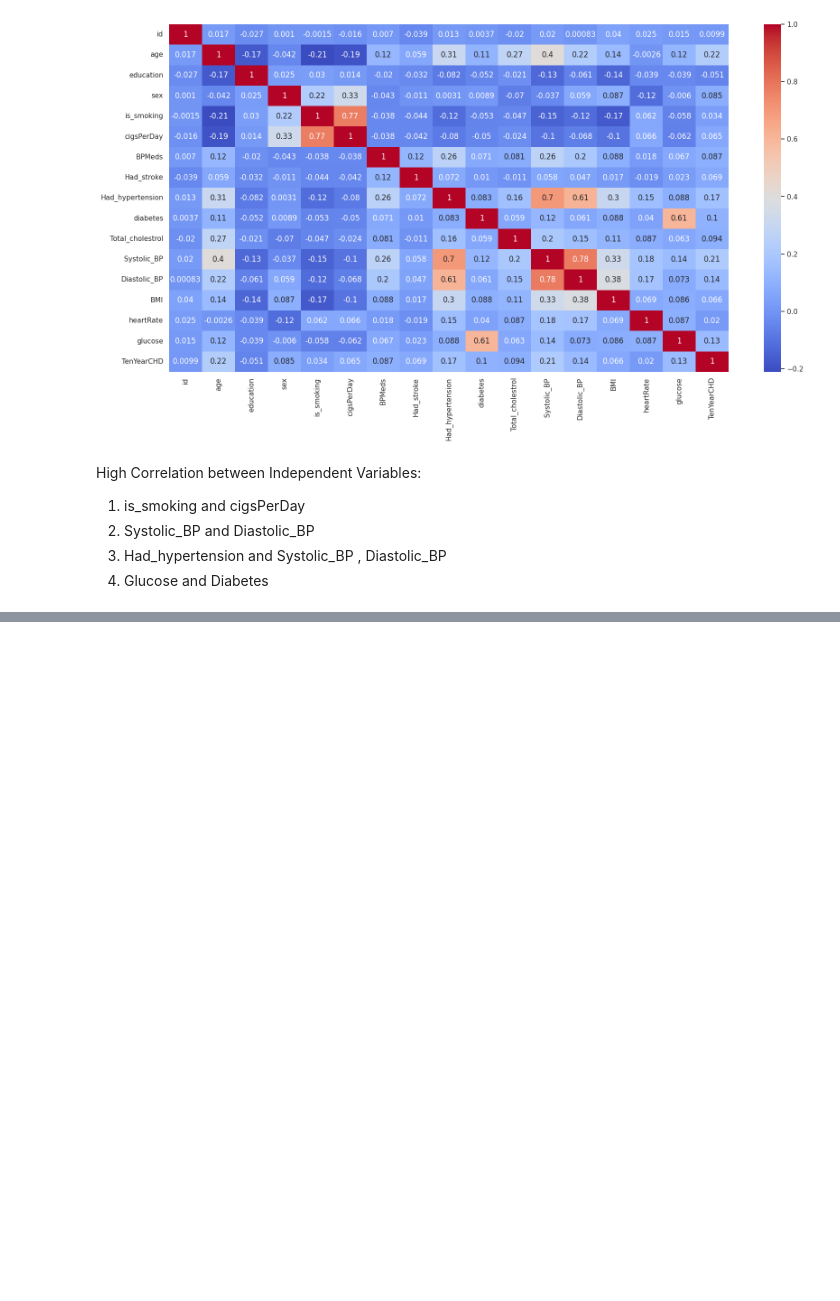
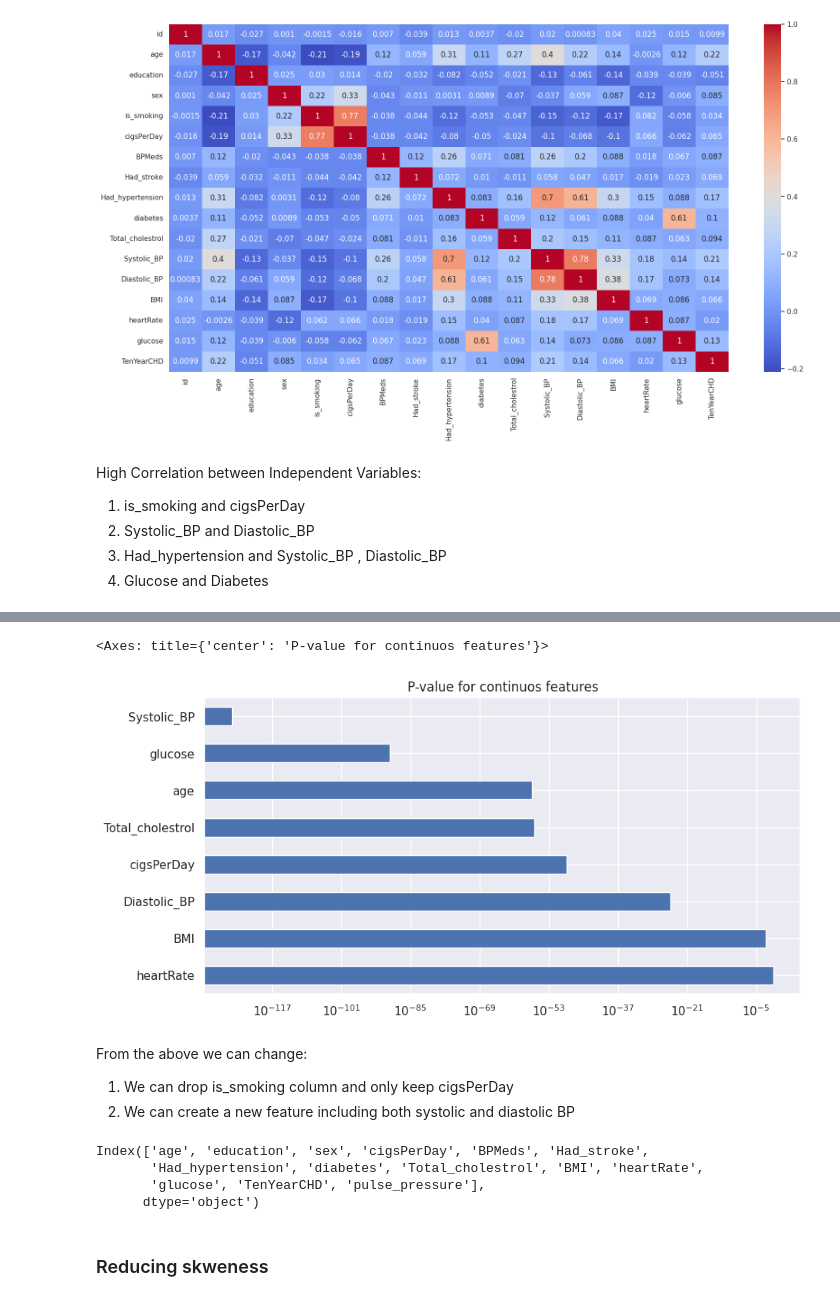
Before and after one commit to sidpatondikar/Capstone-Cardiovascular-Risk-Prediction, a Jupyter notebook: Cardiovasuclar_Risk_Prediction.ipynb, the cells around one changed output, grey strips where cells are left out. Saved outputs shown, nothing was run; the diff lists cells and outputs as text; code cells hidden in the pictures; blank space fills up the shorter version.

```diff
--- a/Cardiovasuclar_Risk_Prediction.ipynb
+++ b/Cardiovasuclar_Risk_Prediction.ipynb
@@ -594,0 +639,3 @@ High Correlation between Independent Variables:
+# %%
+chi_scores = chi2(df[continuos_var],df[target_var])
+chi_scores
@@ -594,0 +647,5 @@ High Correlation between Independent Variables:
+# %%
+# P values for discrete features
+p_values = pd.Series(chi_scores[1],index = df[continuos_var].columns)
+p_values.sort_values(ascending = False , inplace = True)
+p_values
@@ -594,0 +662,14 @@ High Correlation between Independent Variables:
+# %%
+# Plotting p values for chi2 test for continuos features
+plt.figure(figsize=(10,5))
+plt.xscale('log')
+plt.xlabel('P-value')
+plt.title('P-value for continuos features')
+p_values.plot.barh()
+# %% [output]
+<Axes: title={'center': 'P-value for continuos features'}>
+[figure, added]
+# %% [markdown]
+From the above we can change:
+1. We can drop is_smoking column and only keep cigsPerDay
+2. We can create a new feature including both systolic and diastolic BP
@@ -594,0 +682,10 @@ High Correlation between Independent Variables:
+# %%
+df.drop(['id','Systolic_BP','Diastolic_BP'], axis=1,inplace=True)
+df.columns
+# %% [output]
+Index(['age', 'education', 'sex', 'cigsPerDay', 'BPMeds', 'Had_stroke',
+       'Had_hypertension', 'diabetes', 'Total_cholestrol', 'BMI', 'heartRate',
+       'glucose', 'TenYearCHD', 'pulse_pressure'],
+      dtype='object')
+# %% [markdown]
+### Reducing skweness
```
Also changed, not shown: parts of 38 cells of this notebook.
